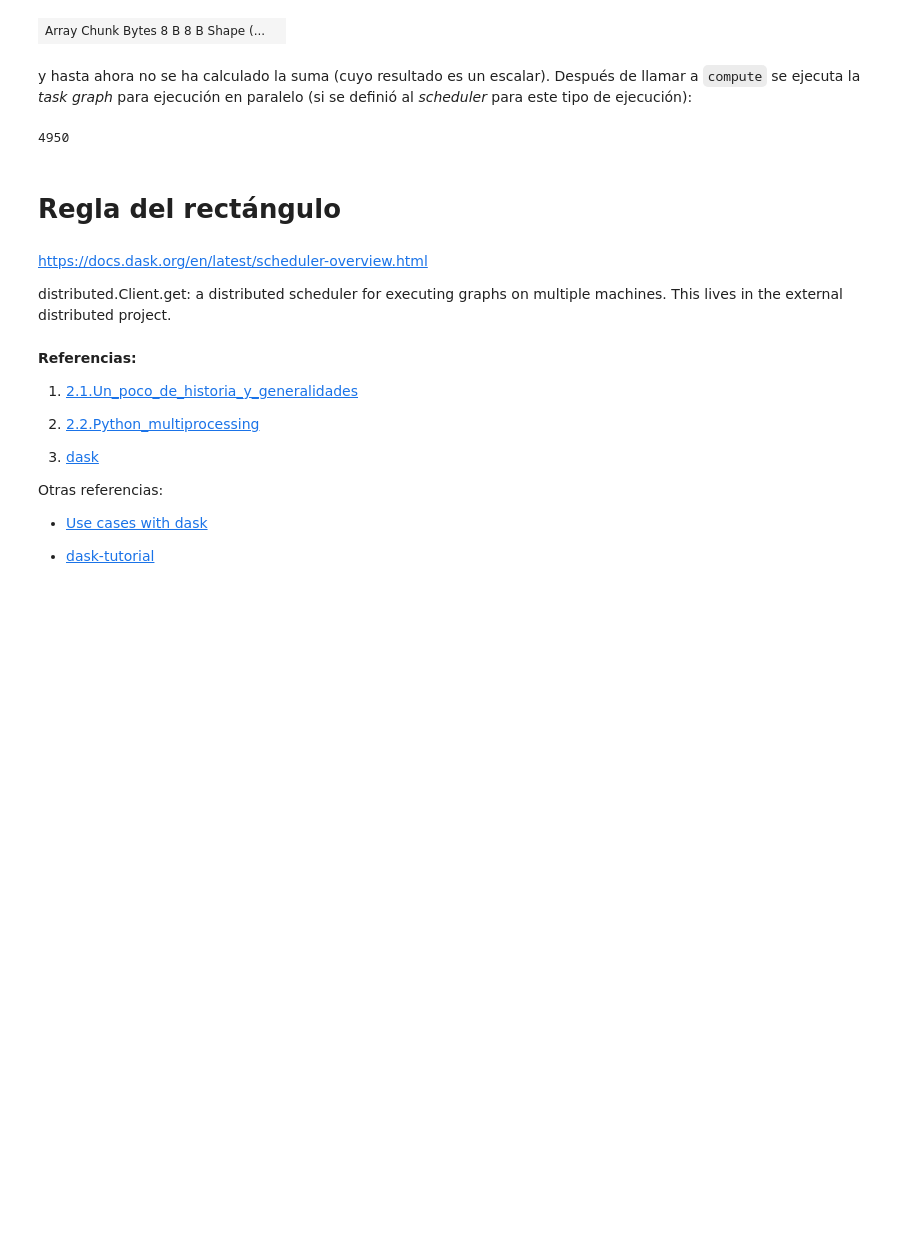
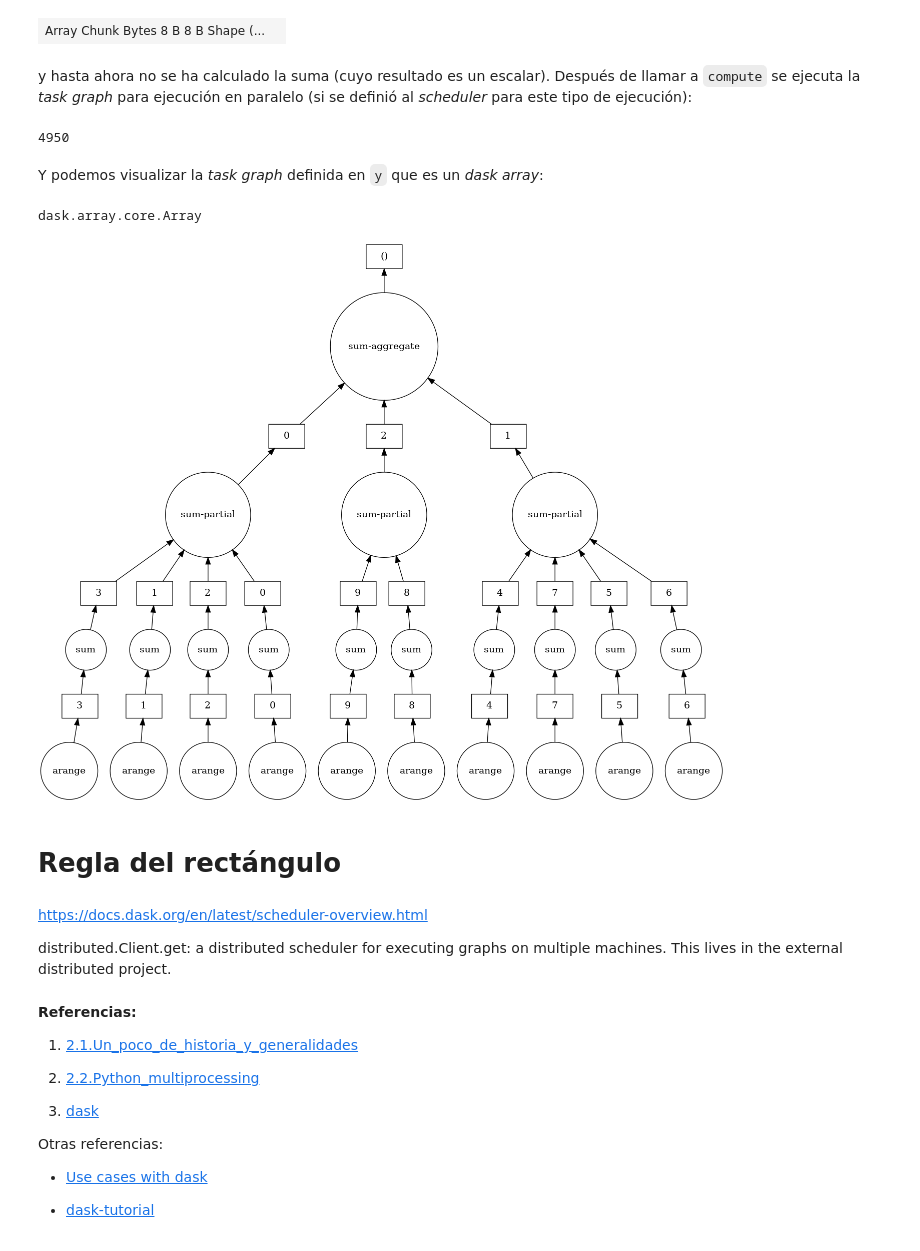
Before and after one commit to ITAM-DS/analisis-numerico-computo-cientifico, a Jupyter notebook: temas/II.computo_paralelo/2.2.Python_dask.ipynb, the cells around one changed output. Saved outputs shown, nothing was run; the diff lists cells and outputs as text; code cells hidden in the pictures; blank space fills up the shorter version.

Commit message:
adding more info for dask2 -i temas/II.computo_paralelo/2.2.Python_dask.ipynb

```diff
--- a/temas/II.computo_paralelo/2.2.Python_dask.ipynb
+++ b/temas/II.computo_paralelo/2.2.Python_dask.ipynb
@@ -184,6 +184,16 @@ y hasta ahora no se ha calculado la suma (cuyo resultado es un escalar). Despué
 y.compute()
 # %% [output]
 4950
+# %% [markdown]
+Y podemos visualizar la *task graph* definida en `y` que es un *dask array*:
+# %%
+type(y)
+# %% [output]
+dask.array.core.Array
+# %%
+y.visualize()
+# %% [output]
+[figure, added]
 # %% [markdown]
 # Regla del rectángulo
 # %%
```
Also changed, not shown: parts of 8 cells of this notebook.
